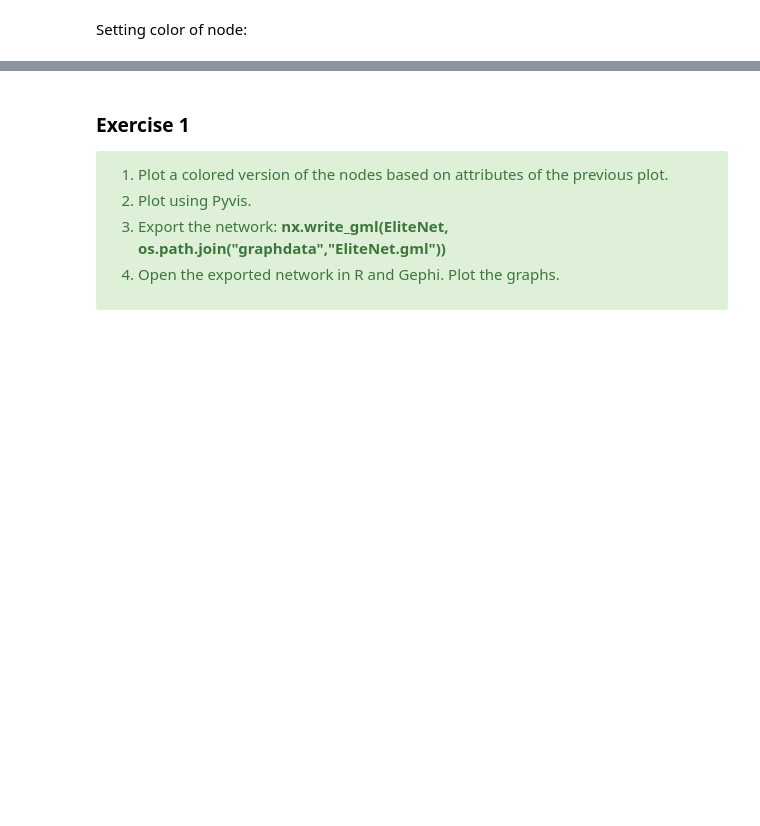
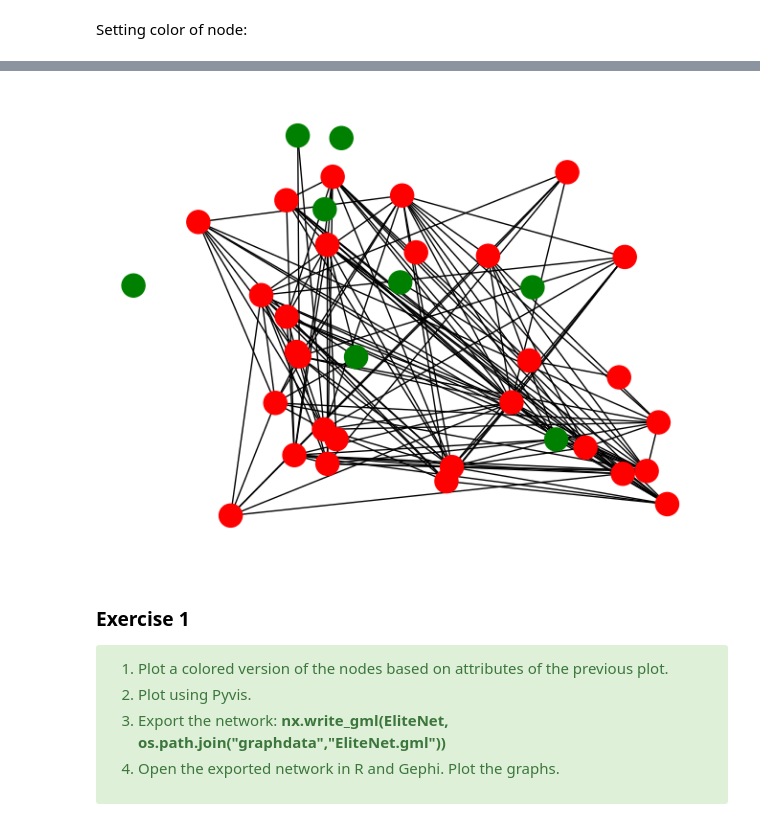
Before and after one commit to SocialAnalytics-StrategicIntelligence/introGraph, a Jupyter notebook: index.ipynb, the cells around one changed output, grey strips where cells are left out. Cells and saved outputs as stored; diff of their text form; code cells hidden in the pictures; blank space fills up the shorter version.

```diff
--- a/index.ipynb
+++ b/index.ipynb
@@ -438,7 +483,9 @@ EliteNet.nodes.data()
 # %%
 # using node attributes
 
-nx.draw_random(EliteNet)
+nx.draw_random(EliteNet,node_color=nx.get_node_attributes(EliteNet, "color").values())
+# %% [output]
+[figure, added]
 # %% [markdown]
 ### Exercise 1
 <div class="alert-success">
```
Also changed, not shown: parts of 45 cells of this notebook, 1 other file.
